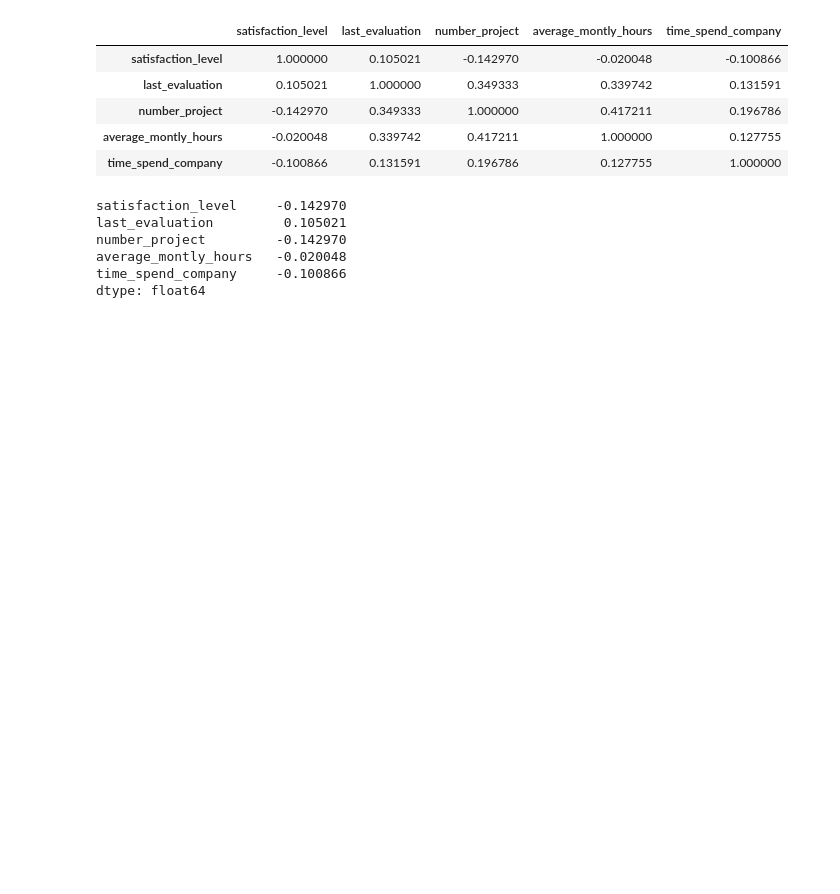
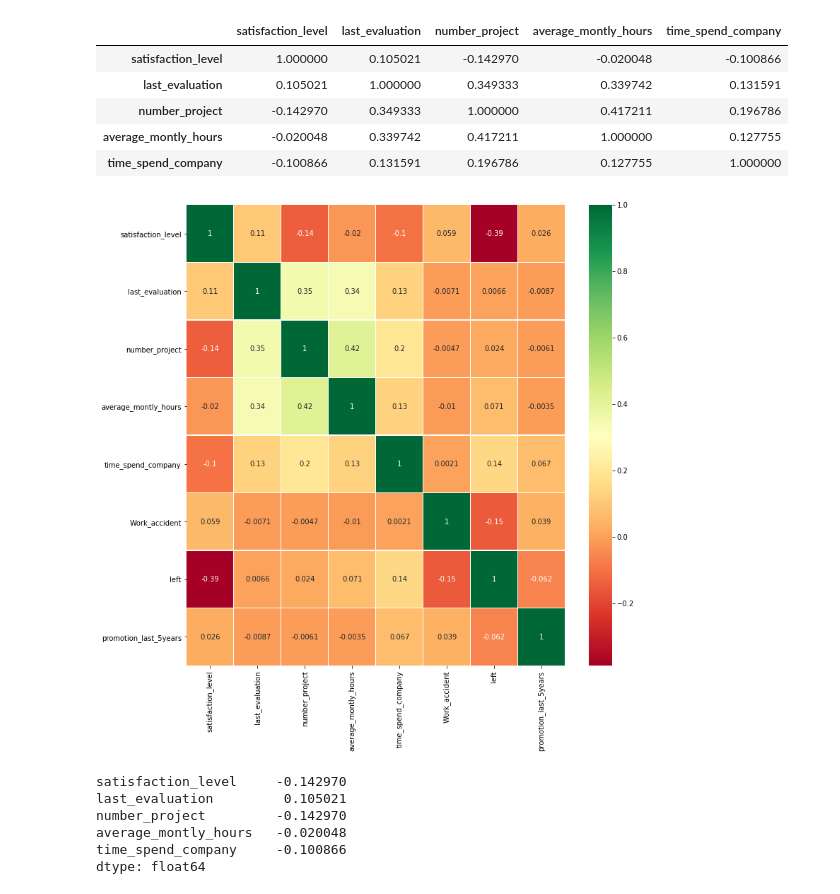
Before and after one commit to veronikapankratova/netologia_bd, a Jupyter notebook: diploma analysis.ipynb, the cells around one changed output. Drawn from its saved outputs; the diff is of its cells as text; code cells hidden in the pictures; blank space fills up the shorter version.

```diff
--- a/diploma analysis.ipynb
+++ b/diploma analysis.ipynb
@@ -142,6 +142,16 @@ corr
 | number_project | -0.142970 | 0.349333 | 1.000000 | 0.417211 | 0.196786 |
 | average_montly_hours | -0.020048 | 0.339742 | 0.417211 | 1.000000 | 0.127755 |
 | time_spend_company | -0.100866 | 0.131591 | 0.196786 | 0.127755 | 1.000000 |
+# %%
+import seaborn as sns
+sns.heatmap(df.corr(),annot=True,cmap='RdYlGn',linewidths=0.2) #data.corr()-->матрица корреляций
+# gcf() - получение текущей фигуры
+fig=plt.gcf()
+# set_size_inches() - установить размер фигуры
+fig.set_size_inches(12,12)
+plt.show()
+# %% [output]
+[figure, added]
 # %%
 corr.min()
 # %% [output]
```
Also changed, not shown: parts of 13 cells of this notebook.
